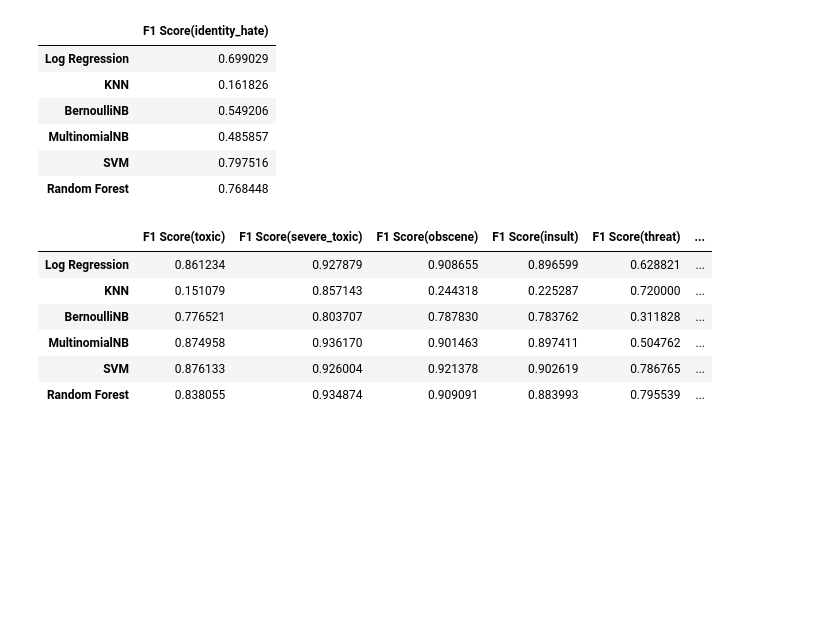
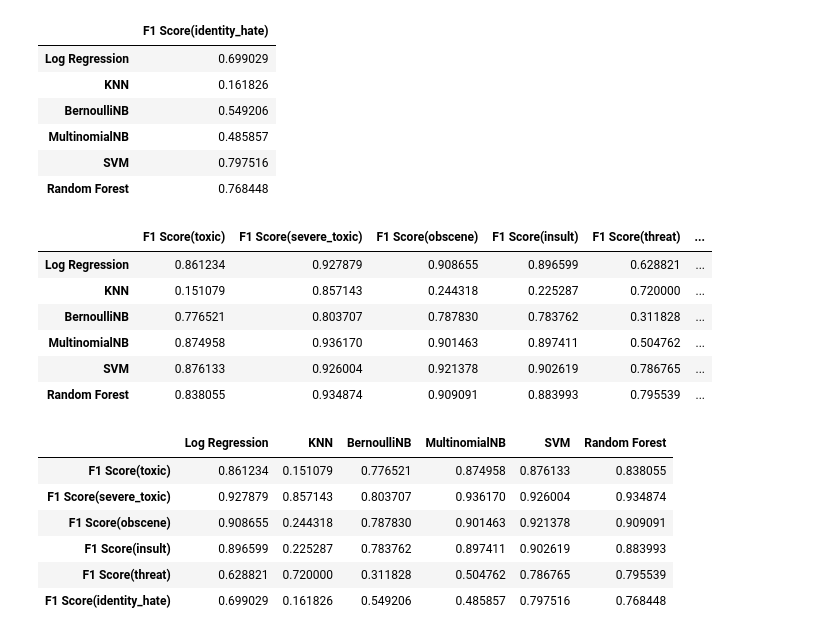
Before and after one commit to rohan-singh987/commentToxicityAnalyzer-ML, a Jupyter notebook: Comment Toxicity Classifier.ipynb, the cells around one changed output. Saved outputs shown, nothing was run; the diff lists cells and outputs as text; code cells hidden in the pictures; blank space fills up the shorter version.

```diff
--- a/Comment Toxicity Classifier.ipynb
+++ b/Comment Toxicity Classifier.ipynb
@@ -491,3 +491,14 @@ f1_all
 | MultinomialNB | 0.874958 | 0.936170 | 0.901463 | 0.897411 | 0.504762 | ... |
 | SVM | 0.876133 | 0.926004 | 0.921378 | 0.902619 | 0.786765 | ... |
 | Random Forest | 0.838055 | 0.934874 | 0.909091 | 0.883993 | 0.795539 | ... |
+# %%
+f1_all_trp = f1_all.transpose()
+f1_all_trp
+# %% [output]
+|  | Log Regression | KNN | BernoulliNB | MultinomialNB | SVM | Random Forest |
+| F1 Score(toxic) | 0.861234 | 0.151079 | 0.776521 | 0.874958 | 0.876133 | 0.838055 |
+| F1 Score(severe_toxic) | 0.927879 | 0.857143 | 0.803707 | 0.936170 | 0.926004 | 0.934874 |
+| F1 Score(obscene) | 0.908655 | 0.244318 | 0.787830 | 0.901463 | 0.921378 | 0.909091 |
+| F1 Score(insult) | 0.896599 | 0.225287 | 0.783762 | 0.897411 | 0.902619 | 0.883993 |
+| F1 Score(threat) | 0.628821 | 0.720000 | 0.311828 | 0.504762 | 0.786765 | 0.795539 |
+| F1 Score(identity_hate) | 0.699029 | 0.161826 | 0.549206 | 0.485857 | 0.797516 | 0.768448 |
```
